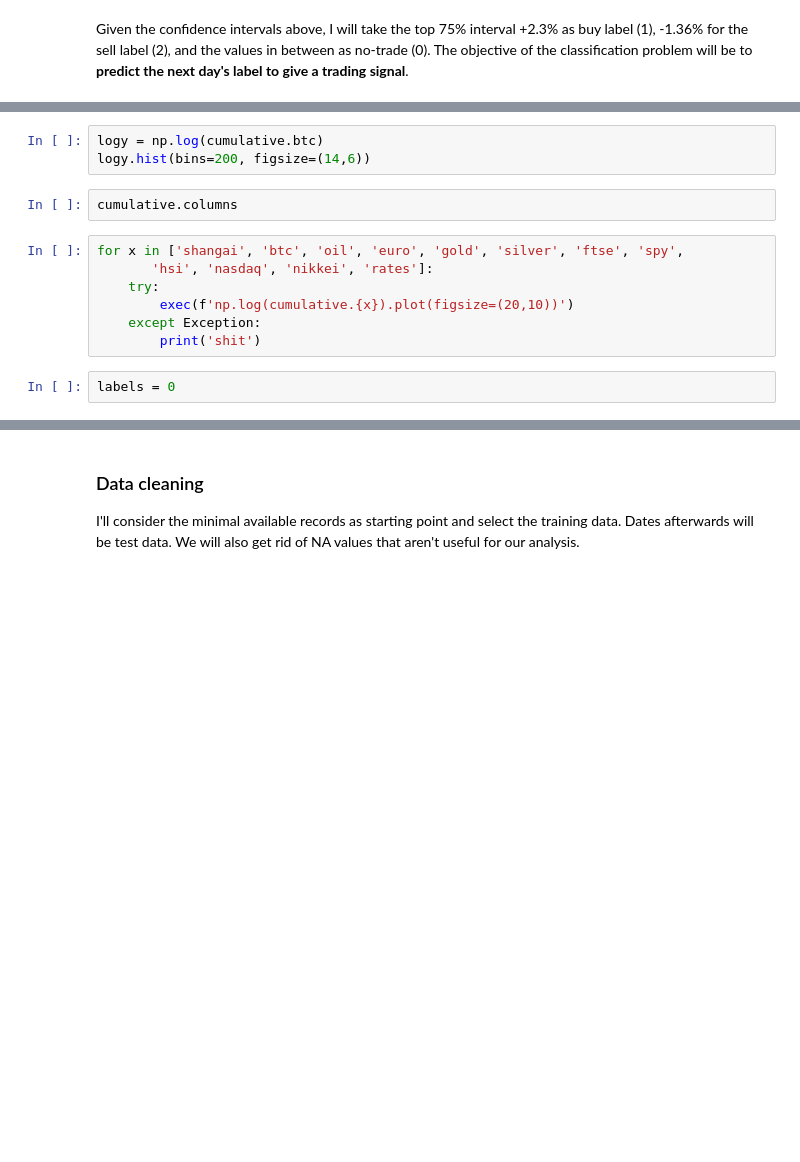
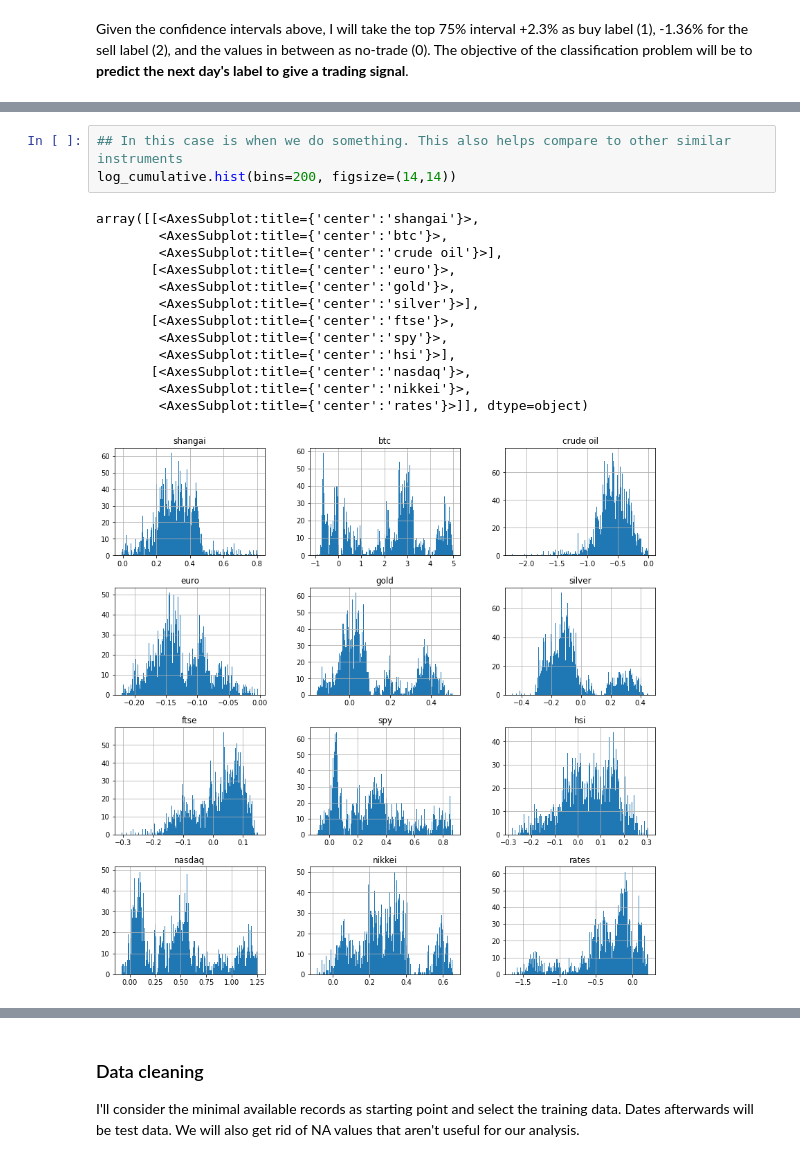
Before and after one commit to renejra/azure-ml-engineer, a Jupyter notebook: capstone/1 - data sourcing.ipynb, the cells around one changed output, grey strips where cells are left out. Cells and saved outputs as stored; diff of their text form; blank space fills up the shorter version.

```diff
--- a/capstone/1 - data sourcing.ipynb
+++ b/capstone/1 - data sourcing.ipynb
@@ -351,14 +578,17 @@ plt.hist(cumulative.btc, bins=200, label='Distribution of Bitcoin daily returns'
-# %%
-logy = np.log(cumulative.btc)
-logy.hist(bins=200, figsize=(14,6))
-# %%
-cumulative.columns
-# %%
-for x in ['shangai', 'btc', 'oil', 'euro', 'gold', 'silver', 'ftse', 'spy',
-       'hsi', 'nasdaq', 'nikkei', 'rates']:
-    try:
-        exec(f'np.log(cumulative.{x}).plot(figsize=(20,10))')
-    except Exception:
-        print('shit')
-# %%
-labels = 0
+# %%
+## In this case is when we do something. This also helps compare to other similar instruments
+log_cumulative.hist(bins=200, figsize=(14,14))
+# %% [output]
+array([[<AxesSubplot:title={'center':'shangai'}>,
+        <AxesSubplot:title={'center':'btc'}>,
+        <AxesSubplot:title={'center':'crude oil'}>],
+       [<AxesSubplot:title={'center':'euro'}>,
+        <AxesSubplot:title={'center':'gold'}>,
+        <AxesSubplot:title={'center':'silver'}>],
+       [<AxesSubplot:title={'center':'ftse'}>,
+        <AxesSubplot:title={'center':'spy'}>,
+        <AxesSubplot:title={'center':'hsi'}>],
+       [<AxesSubplot:title={'center':'nasdaq'}>,
+        <AxesSubplot:title={'center':'nikkei'}>,
+        <AxesSubplot:title={'center':'rates'}>]], dtype=object)
+[figure, added]
```
Also changed, not shown: parts of 44 cells of this notebook, 3 other files.
